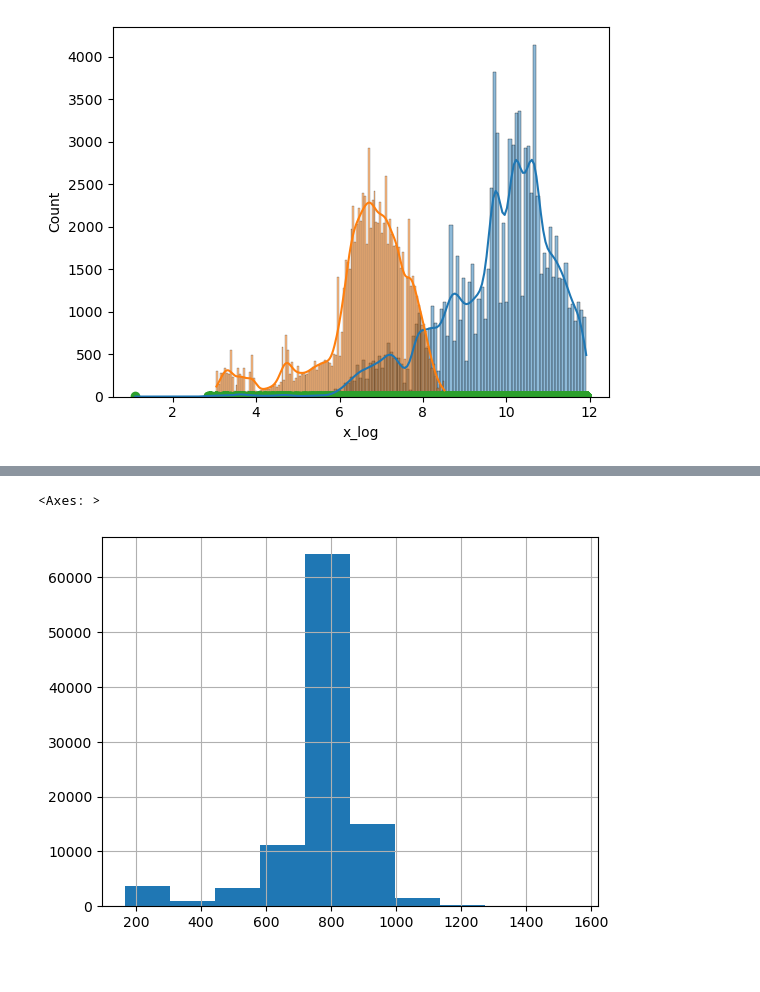
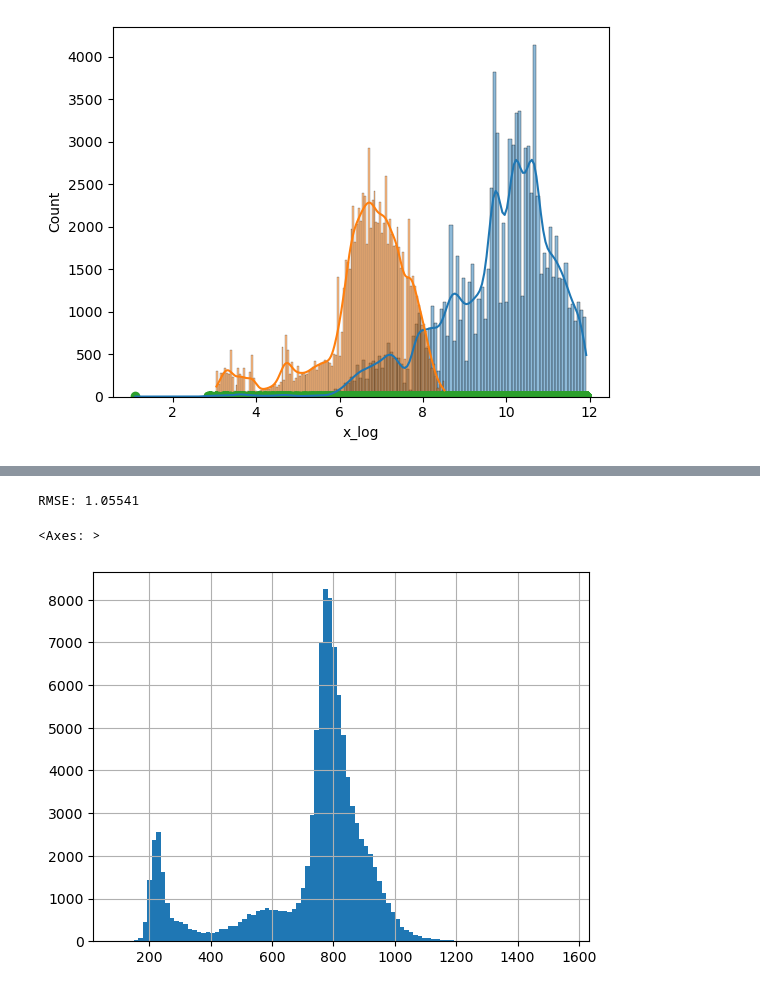
Before and after one commit to ZaneChodaniecky/Kaggle-Insurance, a Jupyter notebook: CatBoost.ipynb, the cells around one changed output, grey strips where cells are left out. Drawn from its saved outputs; the diff is of its cells as text; code cells hidden in the pictures.

```diff
--- a/CatBoost.ipynb
+++ b/CatBoost.ipynb
@@ -372,10 +349,19 @@ from sklearn.model_selection import train_test_split
 X = df_train_prepared.drop('Premium Amount', axis=1)
 y = df_train_prepared['Premium Amount'].copy()
 
-X_train, X_test, y_train, y_test = train_test_split(X, y, test_size=0.2, random_state=SEED)
+# Define test size and validation size relative to the entire dataset
+test_size = 0.2
+val_size = 0.2 / (1 - test_size)  # Validation size relative to training data
 
+# Create train/test split
+X_train, X_test, y_train, y_test = train_test_split(X, y, test_size=test_size, random_state=SEED)
 
+# Create train/val split
+X_train, X_val, y_train, y_val = train_test_split(X_train, y_train, test_size=val_size, random_state=SEED)
+
+# y target has a right skew distribution so we log it
 y_log_train = np.log1p(y_train)
+y_log_val = np.log1p(y_val)
 y_log_test = np.log1p(y_test)
 # %%
 from sklearn.pipeline import Pipeline
@@ -480,6 +466,7 @@ def pipeline_transform(test_df: pd.DataFrame, pipeline: Pipeline, cat_encoder: s
     return X_test_transformed, X_test_transformed_df
 # %%
 # Fit the Pipeline
-X_train_prepared, X_train_prepared_df, pipeline = pipeline_fit(X_train, cat_encoder = 'None')
+X_train_prepared, X_train_prepared_df, pipeline = pipeline_fit(X_train, cat_encoder = cat_encoder_type)
 # Transform using the Pipeline
-X_test_prepared, X_test_prepared_df = pipeline_transform(X_test, pipeline, cat_encoder = 'None')
+X_val_prepared, X_val_prepared_df = pipeline_transform(X_val, pipeline, cat_encoder = cat_encoder_type)
+X_test_prepared, X_test_prepared_df = pipeline_transform(X_test, pipeline, cat_encoder = cat_encoder_type)
@@ -510,9 +482,9 @@ from catboost import CatBoostRegressor
 
 # Parameter grid
 param_grid = {
-    'iterations': [500, 1000],
+    'iterations': [750, 1000],
     'learning_rate': [0.1, 0.01],
-    'depth': [5, 6, 7]
+    'depth': [7, 8]
 }
 
 
@@ -577,6 +549,6 @@ cat_boost = CatBoostRegressor(
 cat_boost.fit(
     X_train_prepared_df,
     y_log_train,
-    eval_set=[(X_test_prepared_df, y_log_test)]
+    eval_set=[(X_val_prepared_df, y_log_val)]
 )
 # %% [output]
@@ -620,3 +592,11 @@ plt.show()
 # %%
 # Predict on test set
 y_test_pred = cat_boost.predict(X_test_prepared_df)
+# %%
+from sklearn.metrics import root_mean_squared_error
+
+# Calculate RMSE
+rmse = root_mean_squared_error(y_log_test, y_test_pred)
+print(f"RMSE: {rmse:.5f}")
+# %% [output]
+RMSE: 1.05541
@@ -623,19 +610,19 @@ y_test_pred = cat_boost.predict(X_test_prepared_df)
 # %%
 # Create final predictions
-df_solve_cleaned = clean_dataframe(df_solve)
-df_solve_prepared = transform_dataframe(df_solve_cleaned, frequency_encode_cats = False)
-X_solve_prepared= pipeline.transform(df_solve_prepared)
+df_solve_cleaned = clean_dataframe(df_solve, impute_num_nulls = True, fill_cat_nulls=True)
+df_solve_prepared = transform_dataframe(df_solve_cleaned)
+X_solve_prepared, X_solve_prepared_df = pipeline_transform(df_solve_prepared, pipeline, cat_encoder = cat_encoder_type)
 
 
 y_log_solve = cat_boost.predict(X_solve_prepared)
 
 y_solve = np.expm1(y_log_solve)  # Inverse of log1p (to get the original scale)
 
 df_y_solve = pd.DataFrame(y_solve, columns=['Premium Amount'])
 df_final = pd.merge(df_solve_id, df_y_solve, left_index=True, right_index=True, how='inner')
 df_final.to_csv('Predictions_CatBoost.csv', index=False)
 
-df_final['Premium Amount'].hist()
+df_final['Premium Amount'].hist(bins=100)
 # %% [output]
 <Axes: >
-[figure, old version]
+[figure, new version]
```
Also changed, not shown: parts of 17 cells of this notebook.
